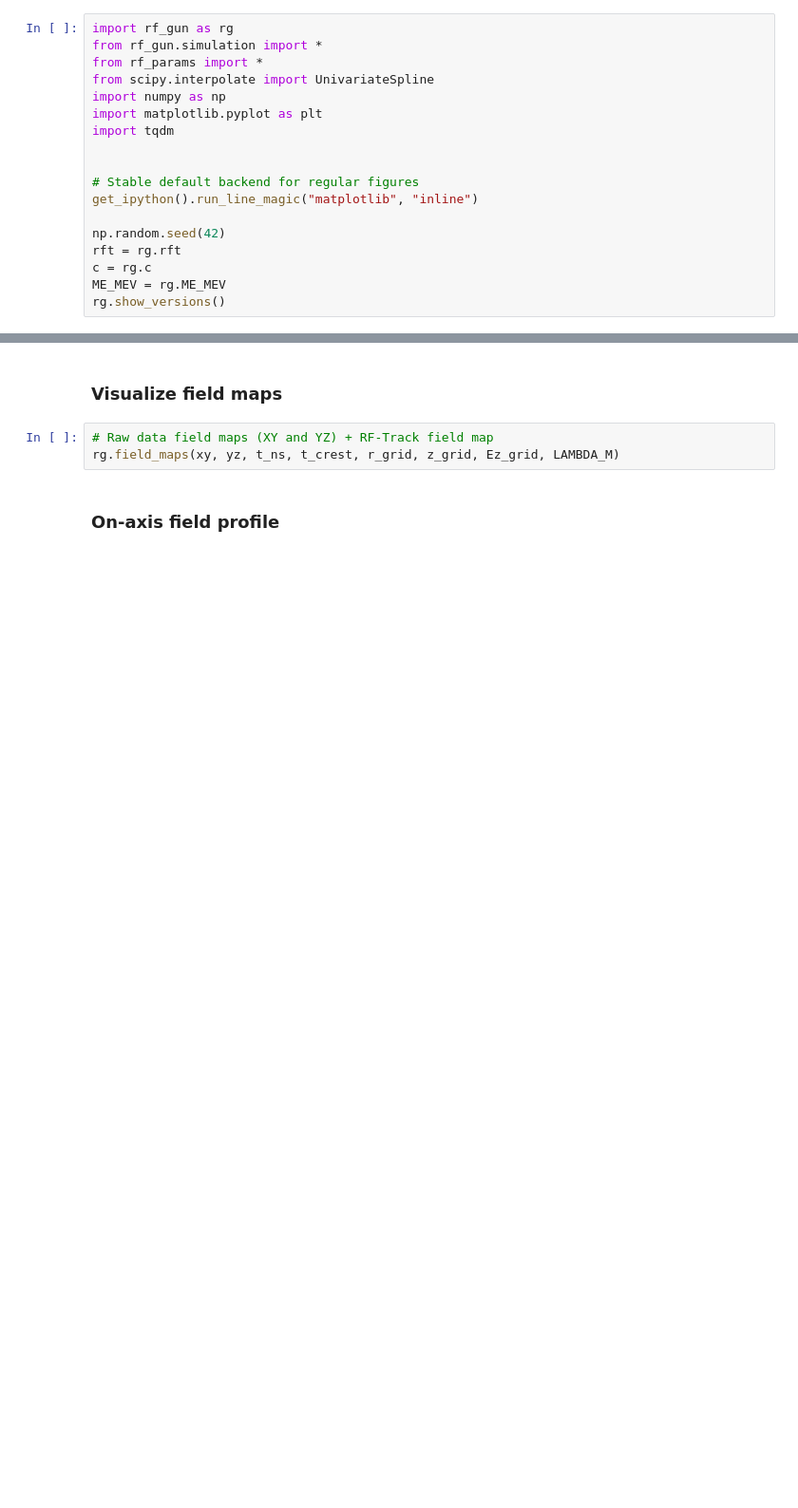
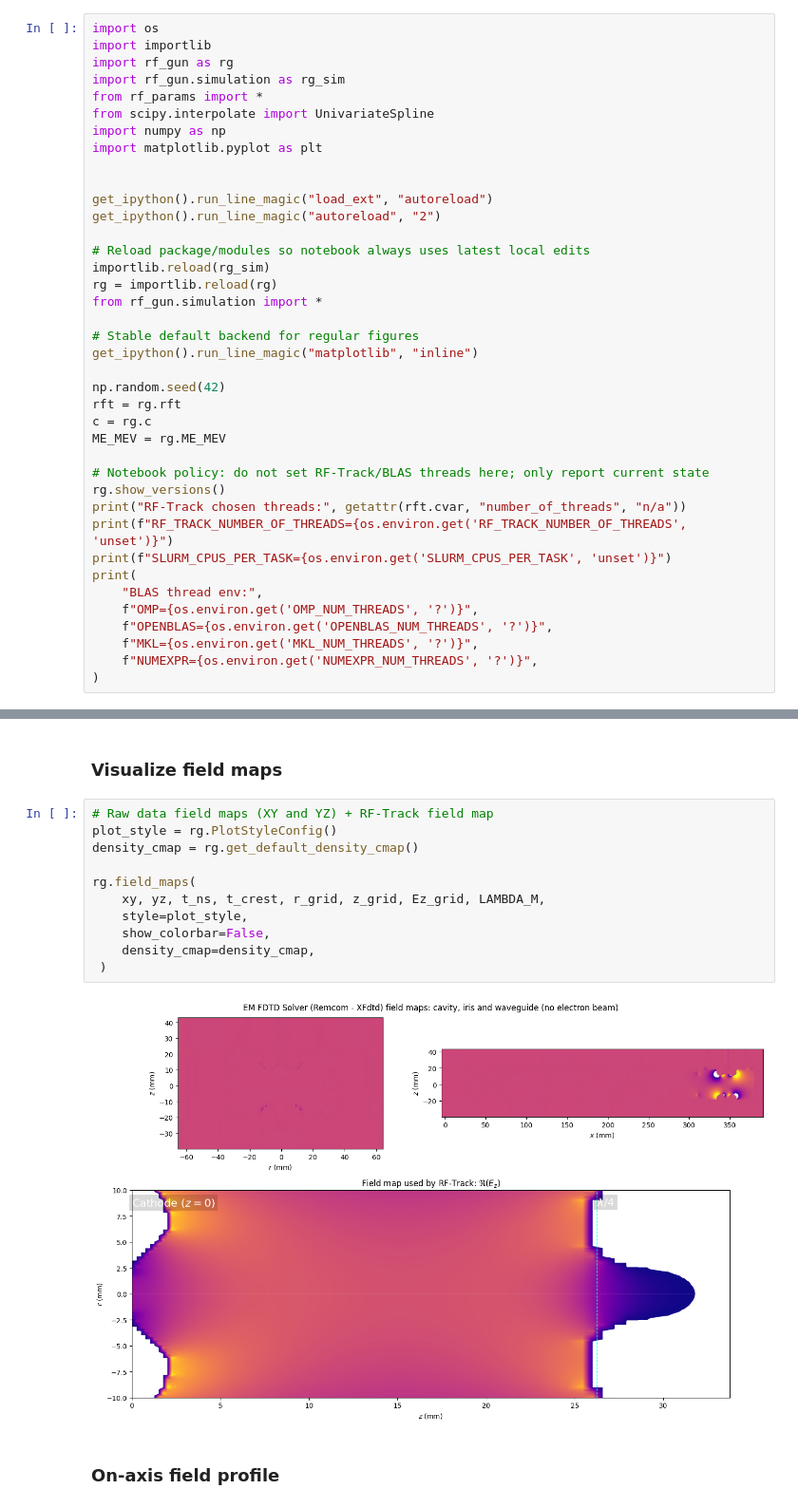
Before and after one commit to Ioniels/RF-TRACK_UH_ThermionicRFgun, a Jupyter notebook: UH_gun_tracking_demo.ipynb, the cells around one changed output, grey strips where cells are left out. Shown at 95% size. Cells and saved outputs as stored; diff of their text form; blank space fills up the shorter version.

```diff
--- a/UH_gun_tracking_demo.ipynb
+++ b/UH_gun_tracking_demo.ipynb
@@ -3,14 +3,23 @@
 
 Thermionic cathode electron beam dynamics simulation in λ/4 cavity at f=2.856 GHz.
 # %%
+import os
+import importlib
 import rf_gun as rg
-from rf_gun.simulation import *
+import rf_gun.simulation as rg_sim
 from rf_params import *
 from scipy.interpolate import UnivariateSpline
 import numpy as np
 import matplotlib.pyplot as plt
-import tqdm
 
+
+get_ipython().run_line_magic("load_ext", "autoreload")
+get_ipython().run_line_magic("autoreload", "2")
+
+# Reload package/modules so notebook always uses latest local edits
+importlib.reload(rg_sim)
+rg = importlib.reload(rg)
+from rf_gun.simulation import *
 
 # Stable default backend for regular figures
 get_ipython().run_line_magic("matplotlib", "inline")
@@ -19,4 +28,16 @@ np.random.seed(42)
 rft = rg.rft
 c = rg.c
 ME_MEV = rg.ME_MEV
+
+# Notebook policy: do not set RF-Track/BLAS threads here; only report current state
 rg.show_versions()
+print("RF-Track chosen threads:", getattr(rft.cvar, "number_of_threads", "n/a"))
+print(f"RF_TRACK_NUMBER_OF_THREADS={os.environ.get('RF_TRACK_NUMBER_OF_THREADS', 'unset')}")
+print(f"SLURM_CPUS_PER_TASK={os.environ.get('SLURM_CPUS_PER_TASK', 'unset')}")
+print(
+    "BLAS thread env:",
+    f"OMP={os.environ.get('OMP_NUM_THREADS', '?')}",
+    f"OPENBLAS={os.environ.get('OPENBLAS_NUM_THREADS', '?')}",
+    f"MKL={os.environ.get('MKL_NUM_THREADS', '?')}",
+    f"NUMEXPR={os.environ.get('NUMEXPR_NUM_THREADS', '?')}",
+)
@@ -386,7 +519,17 @@ rg.phasor_check(
 ### Visualize field maps
 # %%
 # Raw data field maps (XY and YZ) + RF-Track field map
-rg.field_maps(xy, yz, t_ns, t_crest, r_grid, z_grid, Ez_grid, LAMBDA_M)
+plot_style = rg.PlotStyleConfig()
+density_cmap = rg.get_default_density_cmap()
+
+rg.field_maps(
+    xy, yz, t_ns, t_crest, r_grid, z_grid, Ez_grid, LAMBDA_M,
+    style=plot_style,
+    show_colorbar=False,
+    density_cmap=density_cmap,
+ )
+# %% [output]
+[figure, added]
 # %% [markdown]
 ### On-axis field profile
 # %%
```
Also changed, not shown: parts of 19 cells of this notebook, 21 other files.
